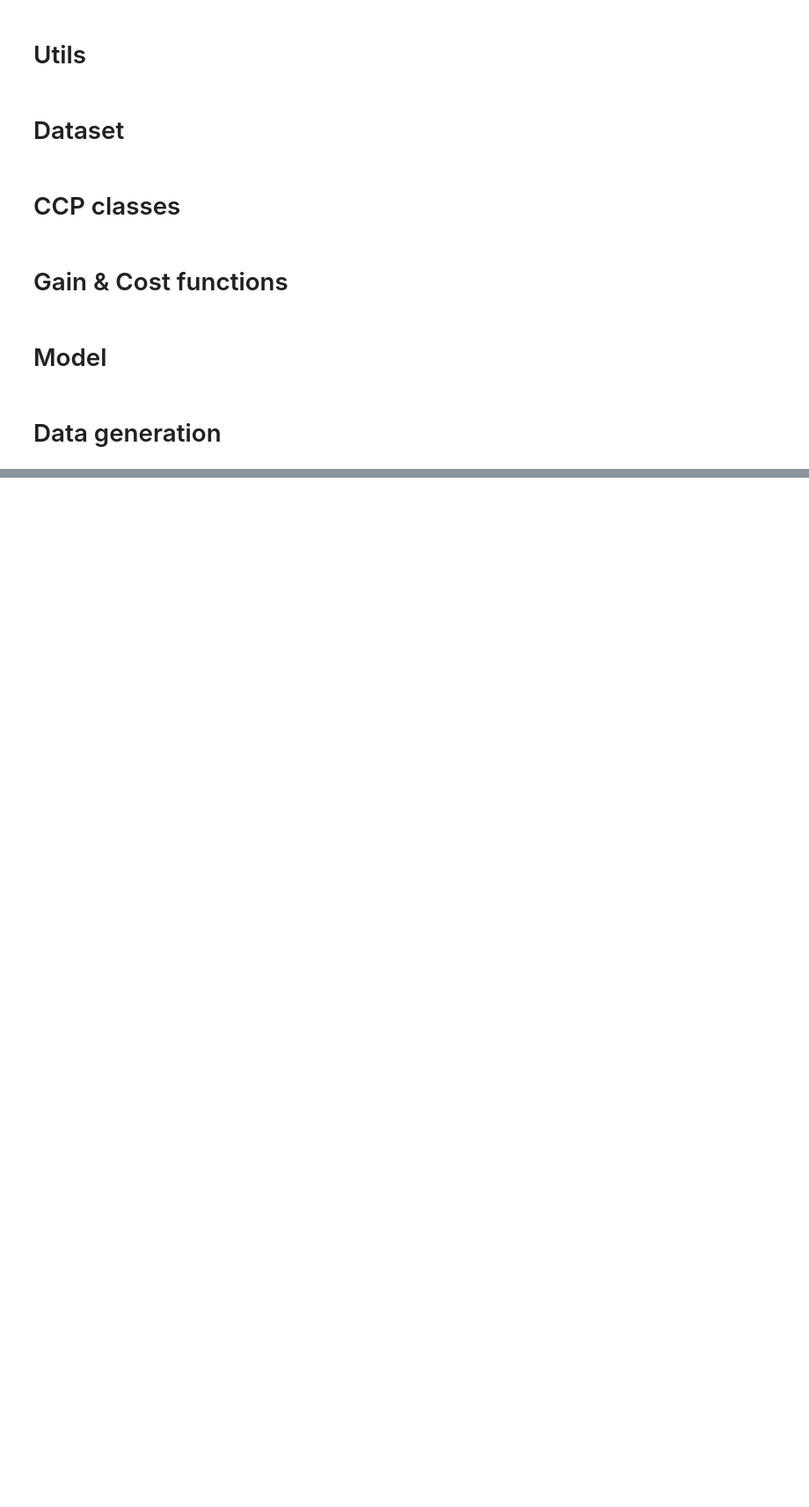
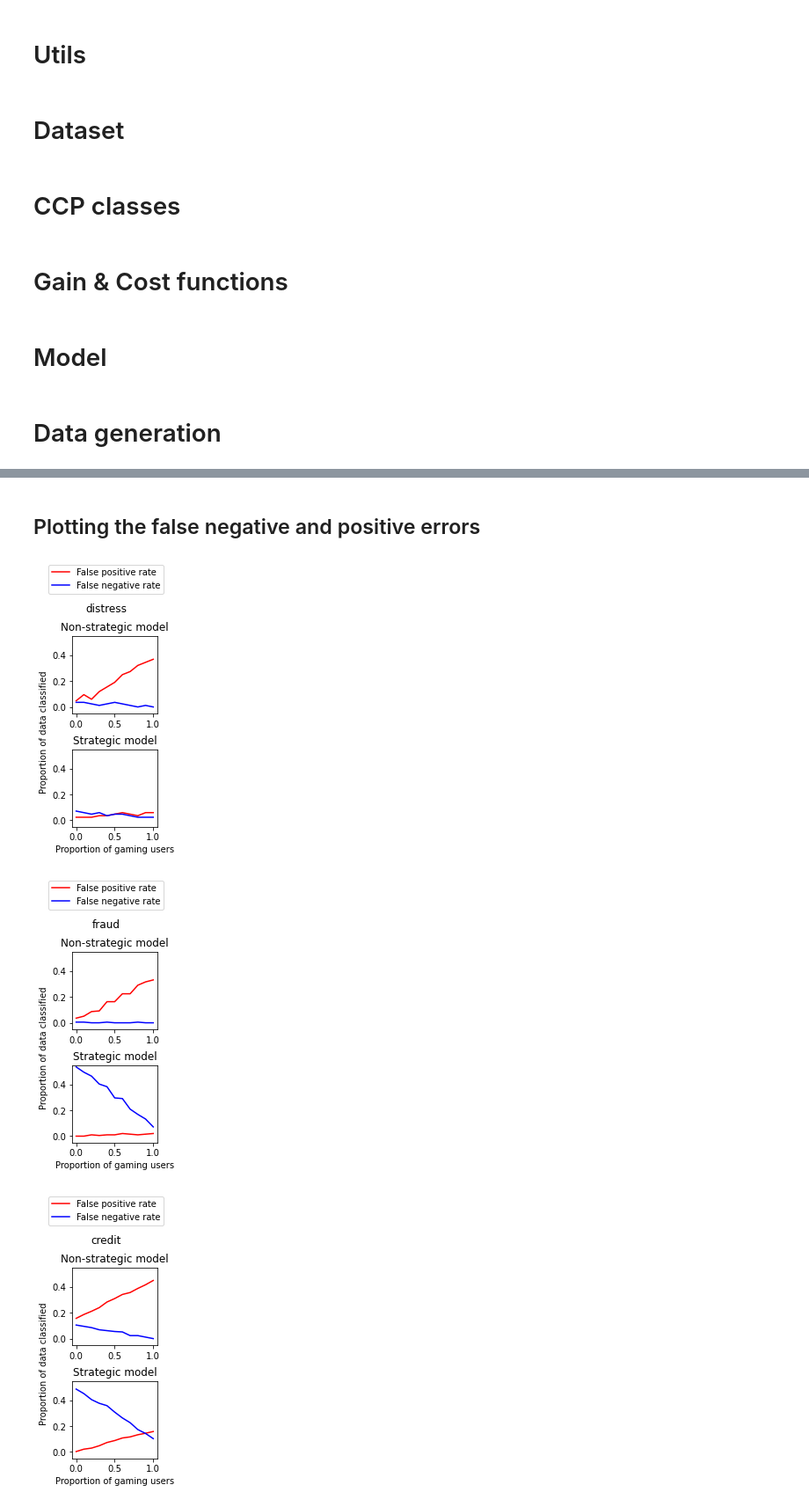
Before and after one commit to GuillyK/FACT-ai, a Jupyter notebook: semi_strategic_Vanilla.ipynb, the cells around one changed output, grey strips where cells are left out. Shown at 88% size. Cells and saved outputs as stored; diff of their text form; code cells hidden in the pictures; blank space fills up the shorter version.

Commit message:
added results of semi strategic for plotting

```diff
--- a/semi_strategic_Vanilla.ipynb
+++ b/semi_strategic_Vanilla.ipynb
@@ -656,0 +640,32 @@ This code path has been hit 36 times so far.
+# %% [markdown]
+## Plotting the false negative and positive errors
+# %%
+for dataset in errors:
+    ns_FP, ns_FN, s_FP, s_FN, name = dataset
+    fig, ax = plt.subplots(2)
+    fig.set_size_inches(2, 4)
+    ax[0].set_title("Non-strategic model")
+    l1 = ax[0].plot(betas, ns_FP, 'r', label='False positives')
+    l2 = ax[0].plot(betas, ns_FN, 'b', label='False negatives')
+    ax[0].set_ylim([-0.05, 0.55])
+
+    ax[1].set_title("Strategic model")
+    l3 = ax[1].plot(betas, s_FP, 'r', label='False positives')
+    l4 = ax[1].plot(betas, s_FN, 'b', label='False negatives')
+    ax[1].set_ylim([-0.05, 0.55])
+
+    fig.legend([l1, l2], labels=['False positive rate','False negative rate'], loc='lower center',
+                                       bbox_to_anchor=(0.5, 1)
+                                      )
+    fig.tight_layout()
+    fig.suptitle(name)
+    plt.subplots_adjust(top=0.85)
+    fig.add_subplot(111, frameon=False)
+    plt.tick_params(labelcolor='none', which='both', top=False, bottom=False, left=False, right=False)
+    plt.ylabel("Proportion of data classified")
+    plt.xlabel("Proportion of gaming users")
+    fig.show()
+# %% [output]
+[figure, added]
+[figure, added]
+[figure, added]
```
Also changed, not shown: parts of 7 cells of this notebook, 2 other files.
